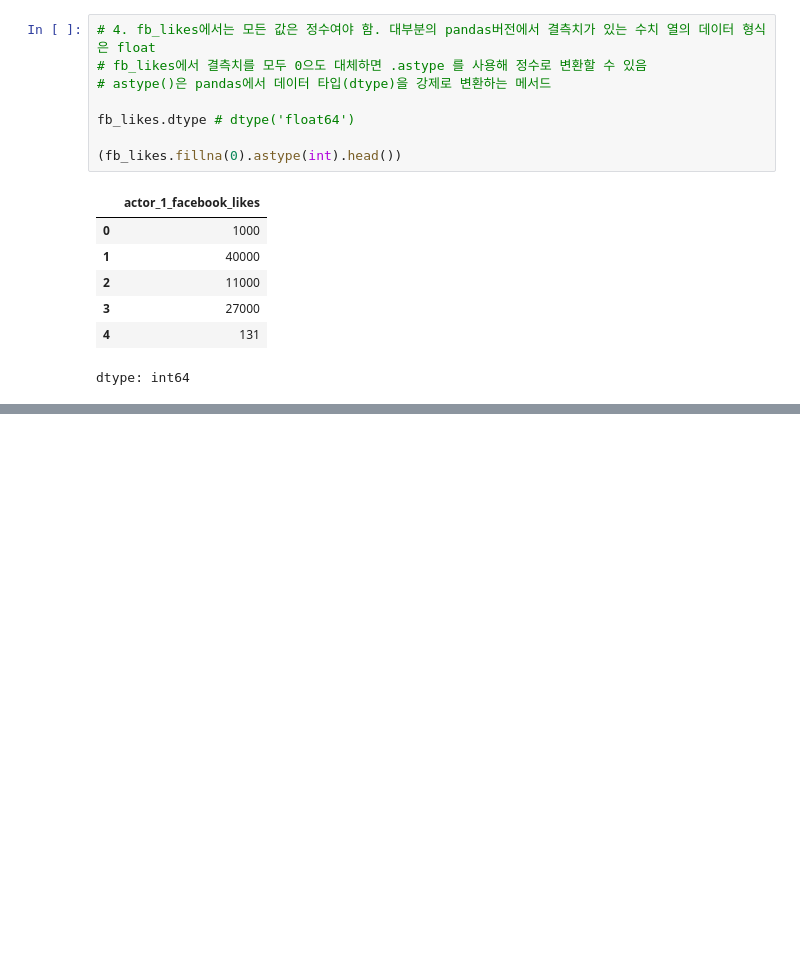
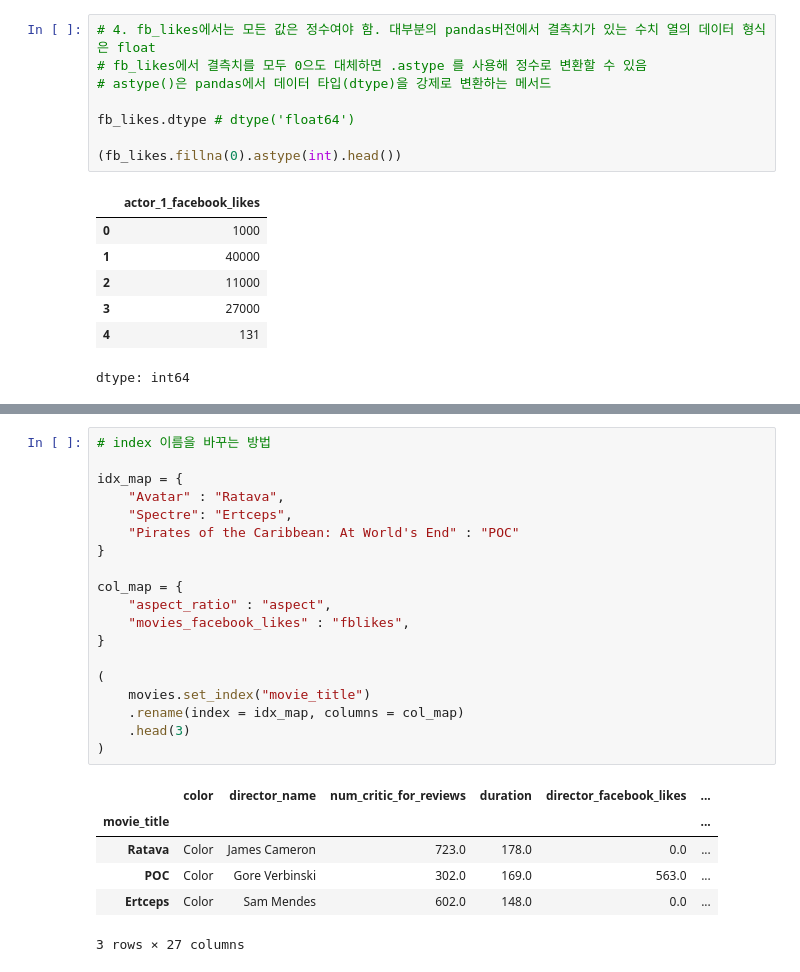
Before and after one commit to allyreum/R_study, a Jupyter notebook: Pandas_Cookbook_2e.ipynb, the cells around one changed output, grey strips where cells are left out. Saved outputs shown, nothing was run; the diff lists cells and outputs as text; blank space fills up the shorter version.

```diff
--- a/Pandas_Cookbook_2e.ipynb
+++ b/Pandas_Cookbook_2e.ipynb
@@ -605,0 +721,26 @@ dtype: int64
+# %%
+# index 이름을 바꾸는 방법
+
+idx_map = {
+    "Avatar" : "Ratava",
+    "Spectre": "Ertceps",
+    "Pirates of the Caribbean: At World's End" : "POC"
+}
+
+col_map = {
+    "aspect_ratio" : "aspect",
+    "movies_facebook_likes" : "fblikes",
+}
+
+(
+    movies.set_index("movie_title")
+    .rename(index = idx_map, columns = col_map)
+    .head(3)
+)
+# %% [output]
+|  | color | director_name | num_critic_for_reviews | duration | director_facebook_likes | ... |
+| movie_title |  |  |  |  |  | ... |
+| Ratava | Color | James Cameron | 723.0 | 178.0 | 0.0 | ... |
+| POC | Color | Gore Verbinski | 302.0 | 169.0 | 563.0 | ... |
+| Ertceps | Color | Sam Mendes | 602.0 | 148.0 | 0.0 | ... |
+3 rows × 27 columns
```
Also changed, not shown: parts of 6 cells of this notebook.
